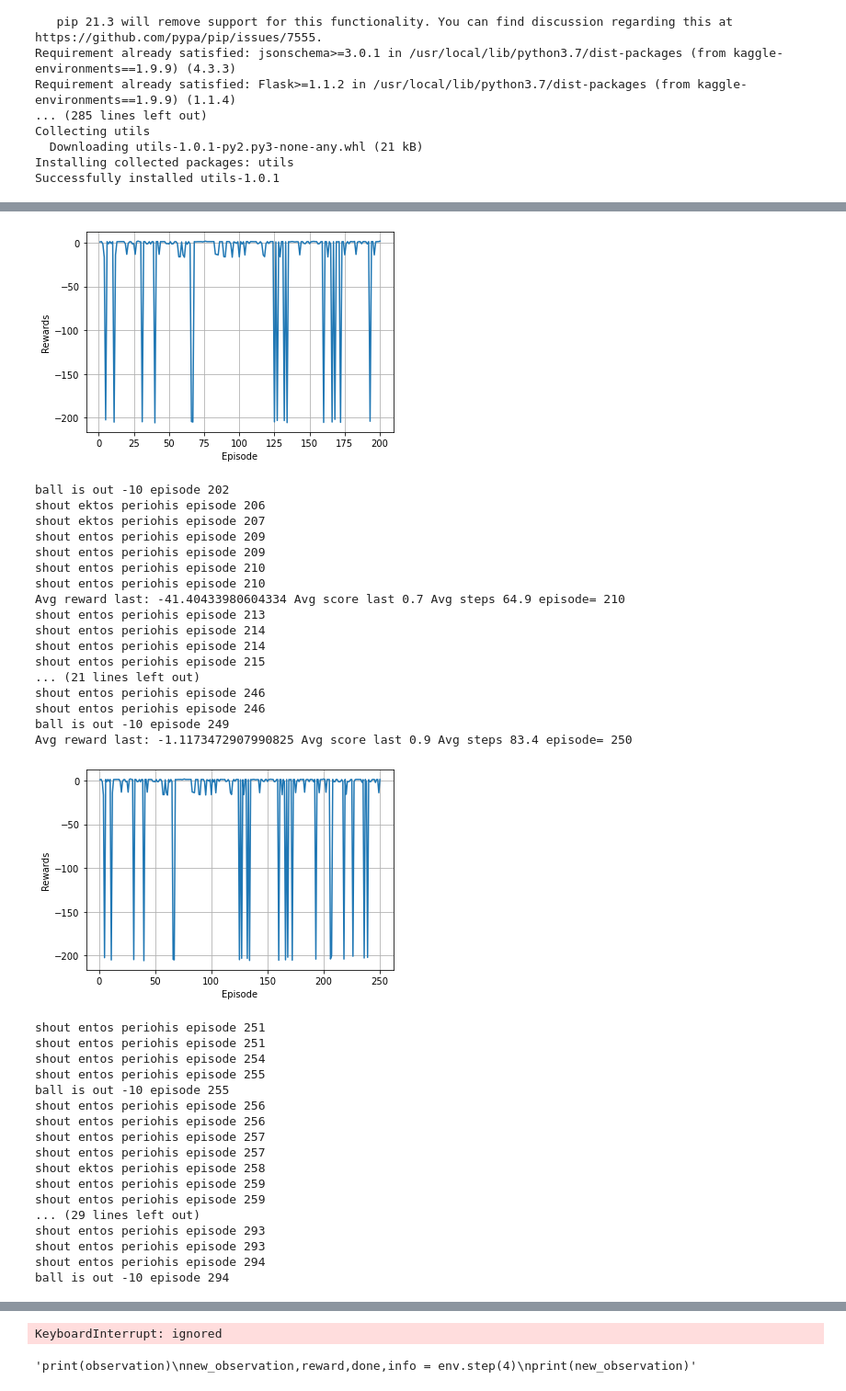
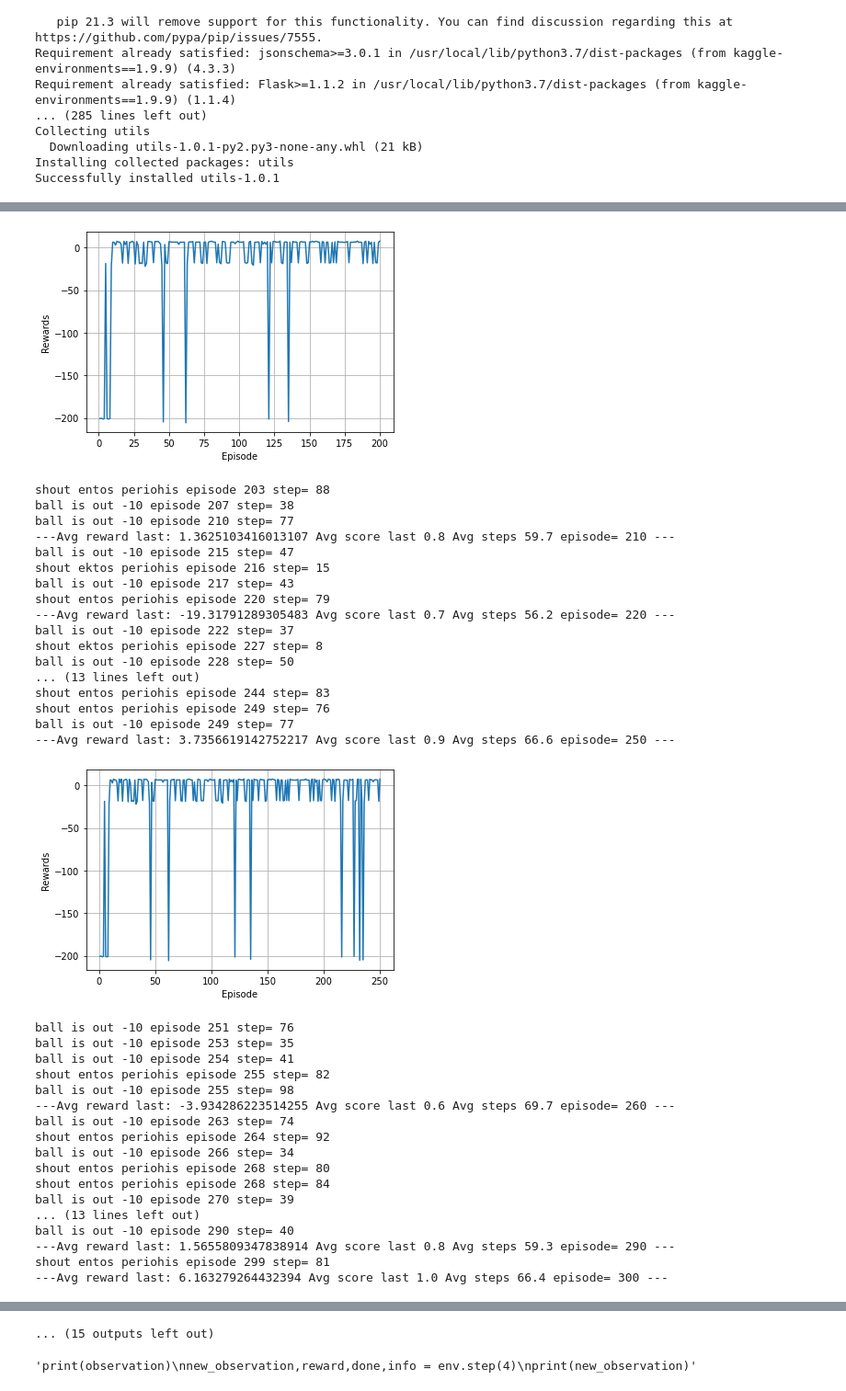
Before and after one commit to Georgemouts/Google-Research-Football-RL-DQN, a Jupyter notebook: academy/UOI-Final_4Actions.ipynb, the cells around one changed output, grey strips where cells are left out. Shown at 92% size. Drawn from its saved outputs; the diff is of its cells as text; code cells hidden in the pictures.

```diff
--- a/academy/UOI-Final_4Actions.ipynb
+++ b/academy/UOI-Final_4Actions.ipynb
@@ -159,7 +159,7 @@ class Agent():
     self.n_actions=n_actions
     self.mem_cntr =0 # keep track of the position of first available memory
 
-    self.Q_eval = DeepQNetwork(self.lr,n_actions=n_actions,input_dims= input_dims, fc1_dims=500, fc2_dims=500 , fc3_dims=500)
+    self.Q_eval = DeepQNetwork(self.lr,n_actions=n_actions,input_dims= input_dims, fc1_dims=600, fc2_dims=600 , fc3_dims=600)
 
     self.state_memory = np.zeros((self.mem_size,*input_dims),dtype =np.float32)
     self.new_state_memory= np.zeros((self.mem_size , *input_dims),dtype=np.float32)
@@ -312,10 +312,10 @@ for i in range(num_of_eps) :
 
 
     if(done ==1 and reward !=1): #if ball is out ,loses -2
-      reward = reward -10
+      reward = reward -15
       print("ball is out -10","episode",i,"step=",steps)
     if(reward==1 and  done ==1): #if agent scores , wins +5
-      reward = 5
+      reward = 10
 
 
     if((observation[2]<0.5) and (observation[95] == 1) and (Action_list[action]==12)): #an shoutarei prin th megali perioxh -2
@@ -480,36 +482,36 @@ Avg reward last: -21.015741332153027 Avg score last 0.8 Avg steps 67.7 episode=
-[figure, old version]
+[figure, new version]
-ball is out -10 episode 202
-shout ektos periohis episode 206
-shout ektos periohis episode 207
-shout entos periohis episode 209
-shout entos periohis episode 209
-shout entos periohis episode 210
-shout entos periohis episode 210
-Avg reward last: -41.40433980604334 Avg score last 0.7 Avg steps 64.9 episode= 210
-shout entos periohis episode 213
-shout entos periohis episode 214
-shout entos periohis episode 214
-shout entos periohis episode 215
-... (21 lines left out)
-shout entos periohis episode 246
-shout entos periohis episode 246
-ball is out -10 episode 249
-Avg reward last: -1.1173472907990825 Avg score last 0.9 Avg steps 83.4 episode= 250
+shout entos periohis episode 203 step= 88
+ball is out -10 episode 207 step= 38
+ball is out -10 episode 210 step= 77
+---Avg reward last: 1.3625103416013107 Avg score last 0.8 Avg steps 59.7 episode= 210 ---
+ball is out -10 episode 215 step= 47
+shout ektos periohis episode 216 step= 15
+ball is out -10 episode 217 step= 43
+shout entos periohis episode 220 step= 79
+---Avg reward last: -19.31791289305483 Avg score last 0.7 Avg steps 56.2 episode= 220 ---
+ball is out -10 episode 222 step= 37
+shout ektos periohis episode 227 step= 8
+ball is out -10 episode 228 step= 50
+... (13 lines left out)
+shout entos periohis episode 244 step= 83
+shout entos periohis episode 249 step= 76
+ball is out -10 episode 249 step= 77
+---Avg reward last: 3.7356619142752217 Avg score last 0.9 Avg steps 66.6 episode= 250 ---
-[figure, old version]
+[figure, new version]
-shout entos periohis episode 251
-shout entos periohis episode 251
-shout entos periohis episode 254
-shout entos periohis episode 255
-ball is out -10 episode 255
-shout entos periohis episode 256
-shout entos periohis episode 256
-shout entos periohis episode 257
-shout entos periohis episode 257
-shout ektos periohis episode 258
-shout entos periohis episode 259
-shout entos periohis episode 259
-... (29 lines left out)
-shout entos periohis episode 293
-shout entos periohis episode 293
-shout entos periohis episode 294
-ball is out -10 episode 294
+ball is out -10 episode 251 step= 76
+ball is out -10 episode 253 step= 35
+ball is out -10 episode 254 step= 41
+shout entos periohis episode 255 step= 82
+ball is out -10 episode 255 step= 98
+---Avg reward last: -3.934286223514255 Avg score last 0.6 Avg steps 69.7 episode= 260 ---
+ball is out -10 episode 263 step= 74
+shout entos periohis episode 264 step= 92
+ball is out -10 episode 266 step= 34
+shout entos periohis episode 268 step= 80
+shout entos periohis episode 268 step= 84
+ball is out -10 episode 270 step= 39
+... (13 lines left out)
+ball is out -10 episode 290 step= 40
+---Avg reward last: 1.5655809347838914 Avg score last 0.8 Avg steps 59.3 episode= 290 ---
+shout entos periohis episode 299 step= 81
+---Avg reward last: 6.163279264432394 Avg score last 1.0 Avg steps 66.4 episode= 300 ---
@@ -516,4 +519,4 @@ ball is out -10 episode 294
-KeyboardInterrupt: ignored
+... (15 outputs left out)
 # %%
 class Custom_Rewards():
   #def __init__(self):
```
Also changed, not shown: parts of 1 cell of this notebook.
